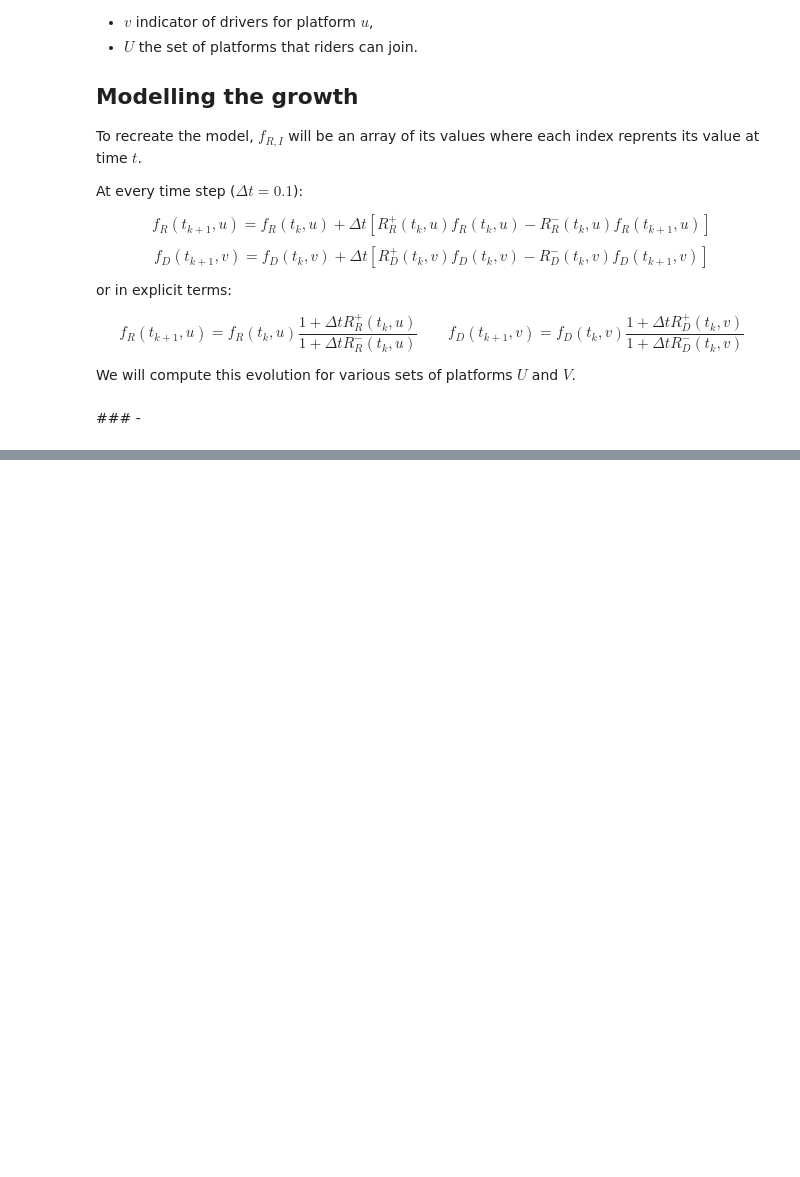
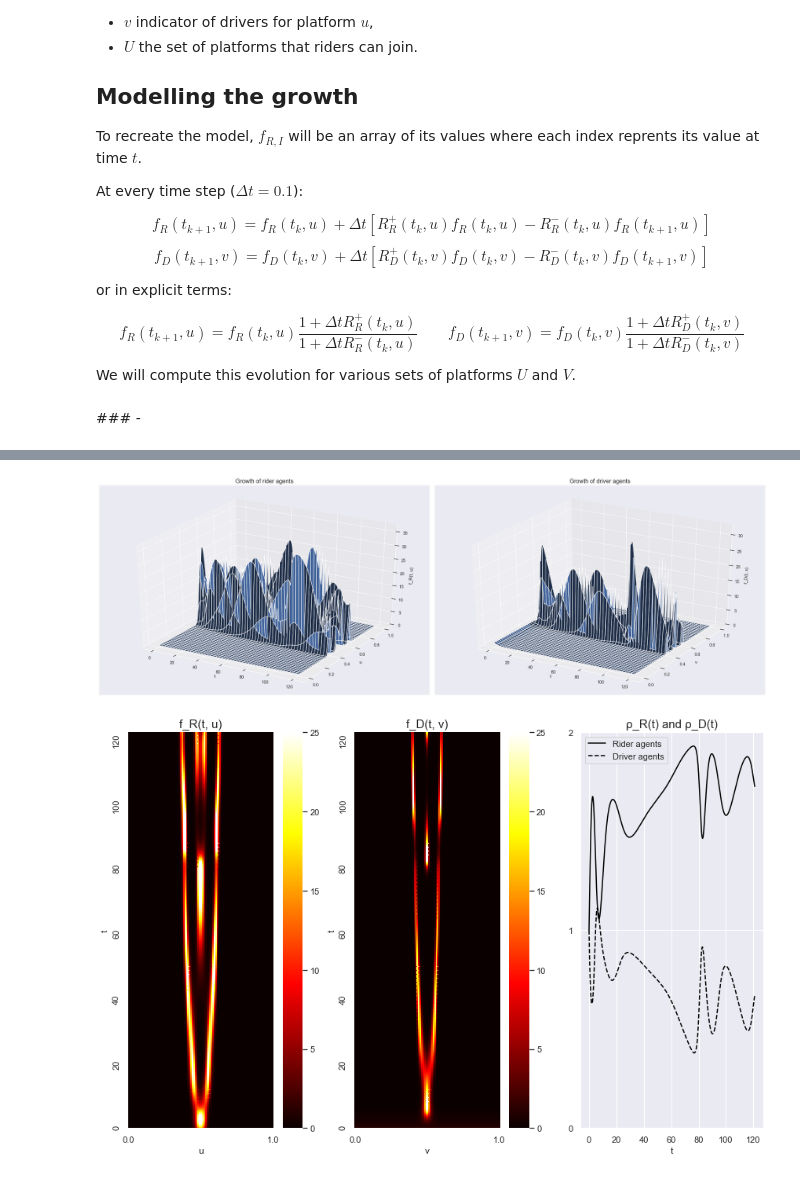
Before and after one commit to remuzel/Waiting-Time-Network-Effects, a Jupyter notebook: notebooks/Population Model of RHP Competition.ipynb, the cells around one changed output, grey strips where cells are left out. Drawn from its saved outputs; the diff is of its cells as text; code cells hidden in the pictures; blank space fills up the shorter version.

```diff
--- a/notebooks/Population Model of RHP Competition.ipynb
+++ b/notebooks/Population Model of RHP Competition.ipynb
@@ -143,8 +143,8 @@ class Platform():
         self.rho_D = lambda f_D: sum(f_D * 1/len(f_D))
 
         # The price surge - to be set to 0 to start with
-        # eta_theta_P = lambda u,v: np.exp(-theta_P*np.square(np.abs(u-v)))
-        self.eta_theta_P = lambda u,v: 0
+        self.eta_theta_P = lambda u,v: np.exp(-theta_P*np.square(np.abs(u-v)))
+        # self.eta_theta_P = lambda u,v: 0
 
         # Generate the initial values
         self.platforms = np.linspace(0, 1, num=self.N)
@@ -154,17 +154,17 @@ class Platform():
     def R_R(self, _f_R, u, _f_D):
         """ Generates the growth of the rider population """
         competition = self.mu_R*self.rho_R(_f_R)
-        ride_cost = sum([self.eta_theta_P(u, v) * fv * 1/N for (fv, v) in zip(_f_D, self.platforms)])
+        ride_cost = sum([self.eta_theta_P(u, v) * fv * 1/self.N for (fv, v) in zip(_f_D, self.platforms)])
         return self.kappa_R - competition - ride_cost
 
     def R_D(self, _f_D, v, _f_R, t):
         """ Generates the growth of the driver population """
-        ride_gain = sum([self.eta_theta_P(u, v) * fu * 1/N for (fu, u) in zip(_f_R, self.platforms)])
+        ride_gain = sum([self.eta_theta_P(u, v) * fu * 1/self.N for (fu, u) in zip(_f_R, self.platforms)])
         attrition = self.mu_D/(1 + self.mu_A*self.c_A(t)) * self.rho_D(_f_D)
 
         return ride_gain + self.kappa_D*self.c_I(t) - attrition
 
-    def split_positive_negative(values):
+    def split_positive_negative(self, values):
         """ Splits the input list into a list of its positives and negatives """
         positive, negative = [], []
         for v in values:
@@ -176,33 +176,33 @@ class Platform():
     def simulate_growth(self):
 
         # Apply the growth equation for each time step
-        for i in tqdm(1, range(int(t/delta_T))):
+        for i in tqdm(range(1, int(self.t/self.delta_T))):
 
             # Get f_*[t]
-            _f_R = riders[-1]
-            _f_D = drivers[-1]
+            _f_R = self.riders[-1]
+            _f_D = self.drivers[-1]
 
             # Compute the increments
-            _R_C = [R_R(_f_R, u, _f_D) for u in platforms]
-            _R_I = [R_D(_f_D, v, _f_R, i*delta_T) for v in platforms]
+            _R_C = [self.R_R(_f_R, u, _f_D) for u in self.platforms]
+            _R_I = [self.R_D(_f_D, v, _f_R, i*self.delta_T) for v in self.platforms]
 
             # Get the positive and negative parts of _R_*
-            p_R_R, n_R_R = split_positive_negative(_R_C)
-            p_R_D, n_R_D = split_positive_negative(_R_I)
+            p_R_R, n_R_R = self.split_positive_negative(_R_C)
+            p_R_D, n_R_D = self.split_positive_negative(_R_I)
 
             # Compute the growths
-            delta_R = (1 + delta_T*p_R_R) / (1 + delta_T*n_R_R)
-            delta_D = (1 + delta_T*p_R_D) / (1 + delta_T*n_R_D)
+            delta_R = (1 + self.delta_T*p_R_R) / (1 + self.delta_T*n_R_R)
+            delta_D = (1 + self.delta_T*p_R_D) / (1 + self.delta_T*n_R_D)
 
             # Register the growths to the stock market
             self.stock_market.submit_growth(delta_R, self.token)
             self.stock_market.submit_growth(delta_D, self.token, rider=False)
 
             # Compute and aggregate f_*[t+1]
-            self.riders = np.concatenate((riders, [_f_R * delta_R]))
-            self.drivers = np.concatenate((drivers, [_f_D * delta_D]))
+            self.riders = np.concatenate((self.riders, [_f_R * delta_R]))
+            self.drivers = np.concatenate((self.drivers, [_f_D * delta_D]))
 
-    def plot_growth_surface(t=121):
+    def plot_growth_surface(self, t=121):
 
         # Create a mesh-grid for printing
         initial_values, time = np.meshgrid(self.platforms, np.linspace(0, 121, num=len(self.riders)))
@@ -243,7 +243,7 @@ class Platform():
         # Show entire figure
         plt.show()
 
-    def plot_growth_cmap(t=121):
+    def plot_growth_cmap(self, t=121):
 
         fig = plt.figure(figsize=(12, 8))
         time = np.linspace(0, t, num=len(self.riders))
@@ -318,0 +311,8 @@ plot_growth_cmap(cancer, immune, initial_values)
+# %%
+stock_market = StockMarket()
+
+platform_A = Platform(stock_market)
+platform_A.simulate_growth()
+platform_A.plot_growth_surface()
+platform_A.plot_growth_cmap()
+# %% [output]
@@ -318,0 +320,2 @@ plot_growth_cmap(cancer, immune, initial_values)
+[figure, added]
+[figure, added]
```
Also changed, not shown: parts of 2 cells of this notebook.
